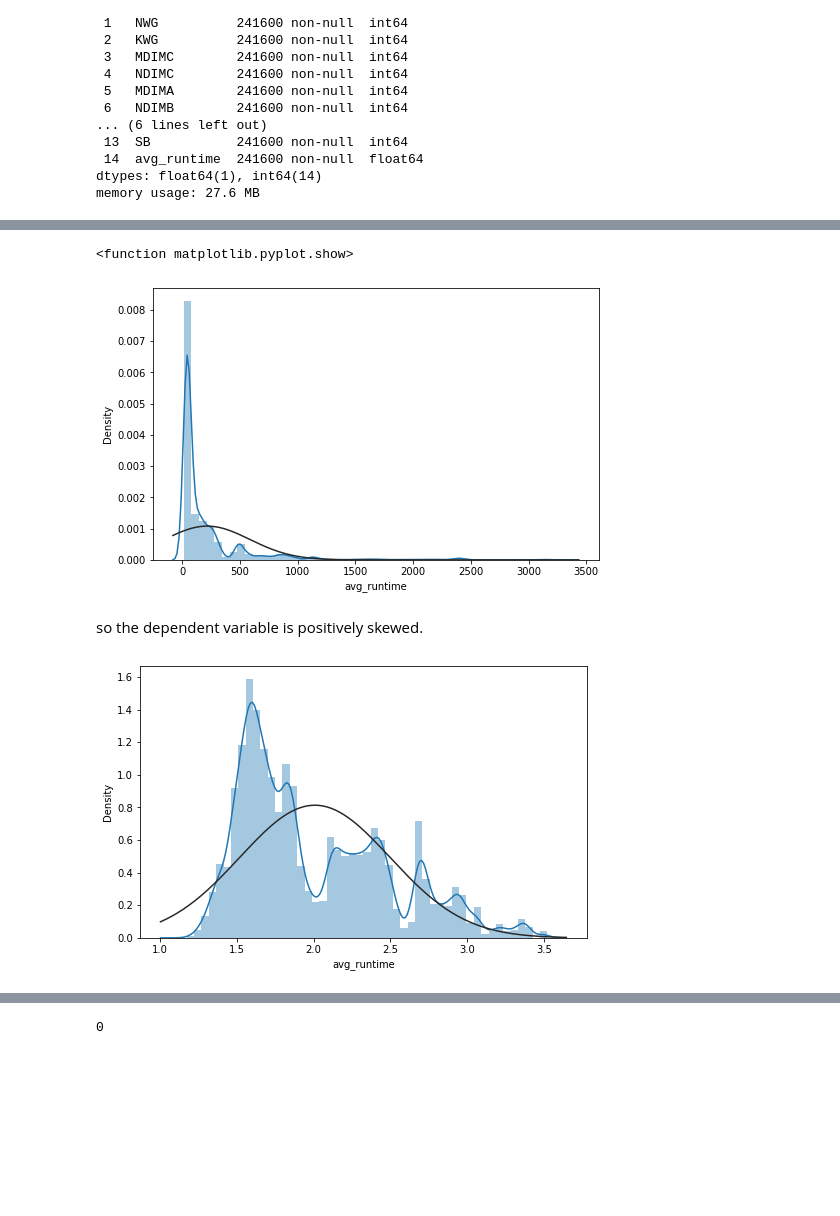
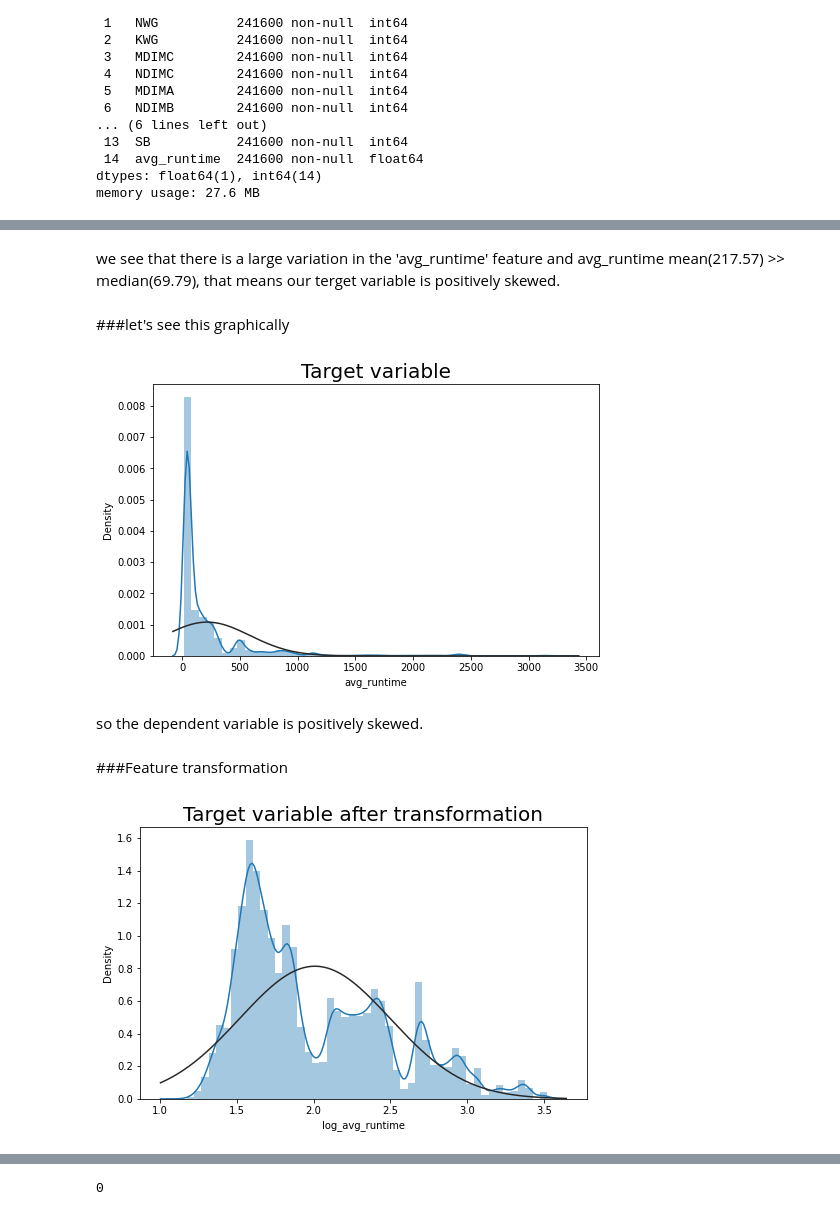
Before and after one commit to Roy-Subhankar/SGEMM-GPU-Kernel-Performance, a Jupyter notebook: Subhankar_Roy_SGEMM_GPU_Kernel_Performance_Capstone_Project.ipynb, the cells around one changed output, grey strips where cells are left out. Drawn from its saved outputs; the diff is of its cells as text; code cells hidden in the pictures; blank space fills up the shorter version.

```diff
--- a/Subhankar_Roy_SGEMM_GPU_Kernel_Performance_Capstone_Project.ipynb
+++ b/Subhankar_Roy_SGEMM_GPU_Kernel_Performance_Capstone_Project.ipynb
@@ -162,9 +181,15 @@ dtype: int64
+# %% [markdown]
+we see that there is a large variation in the 'avg_runtime' feature and avg_runtime mean(217.57) >> median(69.79), that means our terget variable is positively skewed.
+# %% [markdown]
+###let's see this graphically
 # %%
 plt.figure(figsize=(8,5))
 sns.distplot(dataset['avg_runtime'], fit=norm)
-plt.show
+plt.title('Target variable',fontsize=20)
+plt.show()
 # %% [output]
-<function matplotlib.pyplot.show>
-[figure, old version]
+[figure, new version]
 # %% [markdown]
 so the dependent variable is positively skewed.
+# %% [markdown]
+###Feature transformation
@@ -171,6 +201,8 @@ so the dependent variable is positively skewed.
 # %%
+#let's see this graphically
 plt.figure(figsize=(8,5))
-sns.distplot(np.log10(dataset['avg_runtime']), fit=norm)
+sns.distplot(dataset['log_avg_runtime'], fit=norm)
+plt.title('Target variable after transformation',fontsize=20)
 plt.show()
 # %% [output]
-[figure, old version]
+[figure, new version]
```
Also changed, not shown: parts of 59 cells of this notebook.
